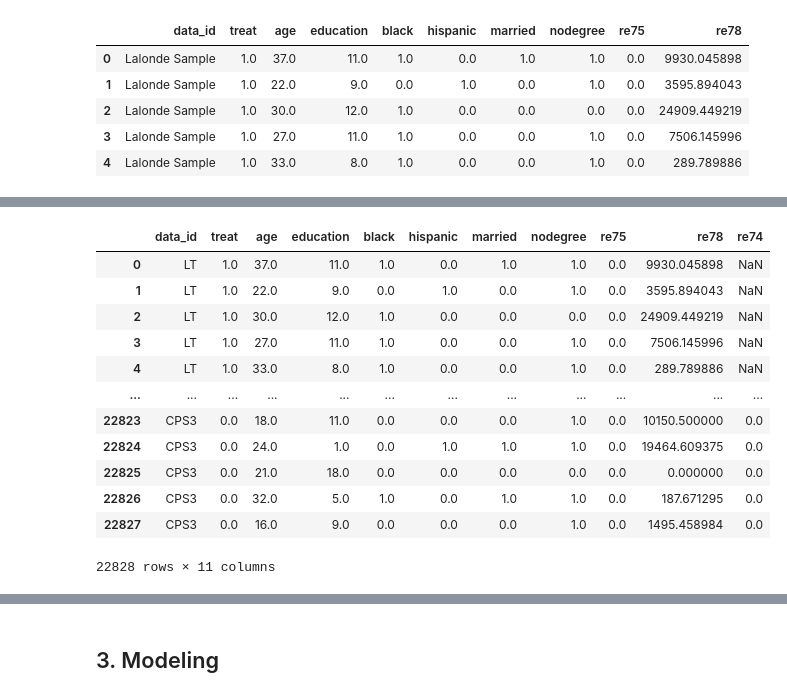
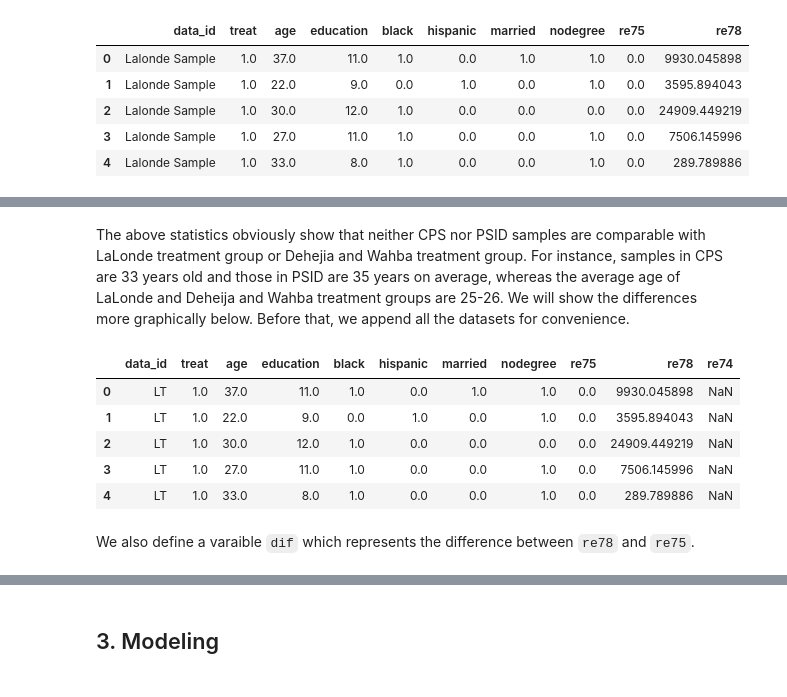
Before and after one commit to Masashi-Yoshioka/570_Project, a Jupyter notebook: 570_Project.ipynb, the cells around one changed output, grey strips where cells are left out. Saved outputs shown, nothing was run; the diff lists cells and outputs as text; code cells hidden in the pictures.

Commit message:
0417
Added section 2 (Data).

```diff
--- a/570_Project.ipynb
+++ b/570_Project.ipynb
@@ -95,0 +162,4 @@ df_nsw_dw.describe()
+# %%
+# CPS data
+df_cps = pyreadr.read_r('./data/cps_controls.rda')['cps_controls']
+df_cps.head()
@@ -95,0 +187,4 @@ df_nsw_dw.describe()
+# %%
+# PSID data
+df_psid = pyreadr.read_r('./data/psid_controls.rda')['psid_controls']
+df_psid.head()
@@ -96,34 +212,25 @@ df_nsw_dw.describe()
+# %% [markdown]
+The above statistics obviously show that neither CPS nor PSID samples are comparable with LaLonde treatment group or Dehejia and Wahba treatment group. For instance, samples in CPS are 33 years old and those in PSID are 35 years on average, whereas the average age of LaLonde and Deheija and Wahba treatment groups are 25-26. We will show the differences more graphically below. Before that, we append all the datasets for convenience.
 # %%
 # Combine all of the datasets
 df_nsw.loc[df_nsw['treat'] == 1, 'data_id'] = 'LT'
 df_nsw.loc[df_nsw['treat'] == 0, 'data_id'] = 'LC'
-
 df_nsw_dw.loc[df_nsw_dw['treat'] == 1, 'data_id'] = 'DWT'
 df_nsw_dw.loc[df_nsw_dw['treat'] == 0, 'data_id'] = 'DWC'
+df_cps.data_id = 'CPS'
 
-df_psid1 = pyreadr.read_r('./data/psid_controls.rda')['psid_controls']
-df_psid2 = pyreadr.read_r('./data/psid_controls2.rda')['psid_controls2']
-df_psid3 = pyreadr.read_r('./data/psid_controls3.rda')['psid_controls3']
-df_cps1 = pyreadr.read_r('./data/cps_controls.rda')['cps_controls']
-df_cps2 = pyreadr.read_r('./data/cps_controls2.rda')['cps_controls2']
-df_cps3 = pyreadr.read_r('./data/cps_controls3.rda')['cps_controls3']
-
-df = pd.concat([df_nsw, df_nsw_dw, df_psid1, df_psid2, df_psid3, df_cps1, df_cps2, df_cps3]).reset_index(drop = True)
-df
+df = pd.concat([df_nsw, df_nsw_dw, df_cps, df_psid]).reset_index(drop = True)
+df.data_id = pd.Categorical(df.data_id, ['LT', 'LC', 'DWT', 'DWC', 'CPS', 'PSID'])
+df.head()
 # %% [output]
 |  | data_id | treat | age | education | black | hispanic | married | nodegree | re75 | re78 | re74 |
 | 0 | LT | 1.0 | 37.0 | 11.0 | 1.0 | 0.0 | 1.0 | 1.0 | 0.0 | 9930.045898 | NaN |
 | 1 | LT | 1.0 | 22.0 | 9.0 | 0.0 | 1.0 | 0.0 | 1.0 | 0.0 | 3595.894043 | NaN |
 | 2 | LT | 1.0 | 30.0 | 12.0 | 1.0 | 0.0 | 0.0 | 0.0 | 0.0 | 24909.449219 | NaN |
 | 3 | LT | 1.0 | 27.0 | 11.0 | 1.0 | 0.0 | 0.0 | 1.0 | 0.0 | 7506.145996 | NaN |
 | 4 | LT | 1.0 | 33.0 | 8.0 | 1.0 | 0.0 | 0.0 | 1.0 | 0.0 | 289.789886 | NaN |
-| ... | ... | ... | ... | ... | ... | ... | ... | ... | ... | ... | ... |
-| 22823 | CPS3 | 0.0 | 18.0 | 11.0 | 0.0 | 0.0 | 0.0 | 1.0 | 0.0 | 10150.500000 | 0.0 |
-| 22824 | CPS3 | 0.0 | 24.0 | 1.0 | 0.0 | 1.0 | 1.0 | 1.0 | 0.0 | 19464.609375 | 0.0 |
-| 22825 | CPS3 | 0.0 | 21.0 | 18.0 | 0.0 | 0.0 | 0.0 | 0.0 | 0.0 | 0.000000 | 0.0 |
-| 22826 | CPS3 | 0.0 | 32.0 | 5.0 | 1.0 | 0.0 | 1.0 | 1.0 | 0.0 | 187.671295 | 0.0 |
-| 22827 | CPS3 | 0.0 | 16.0 | 9.0 | 0.0 | 0.0 | 0.0 | 1.0 | 0.0 | 1495.458984 | 0.0 |
-22828 rows × 11 columns
+# %% [markdown]
+We also define a varaible `dif` which represents the difference between `re78` and `re75`.
 # %%
 # Add a difference in revenues
 df['dif'] = df['re78'] - df['re75']
```
Also changed, not shown: parts of 52 cells of this notebook, 4 other files.
